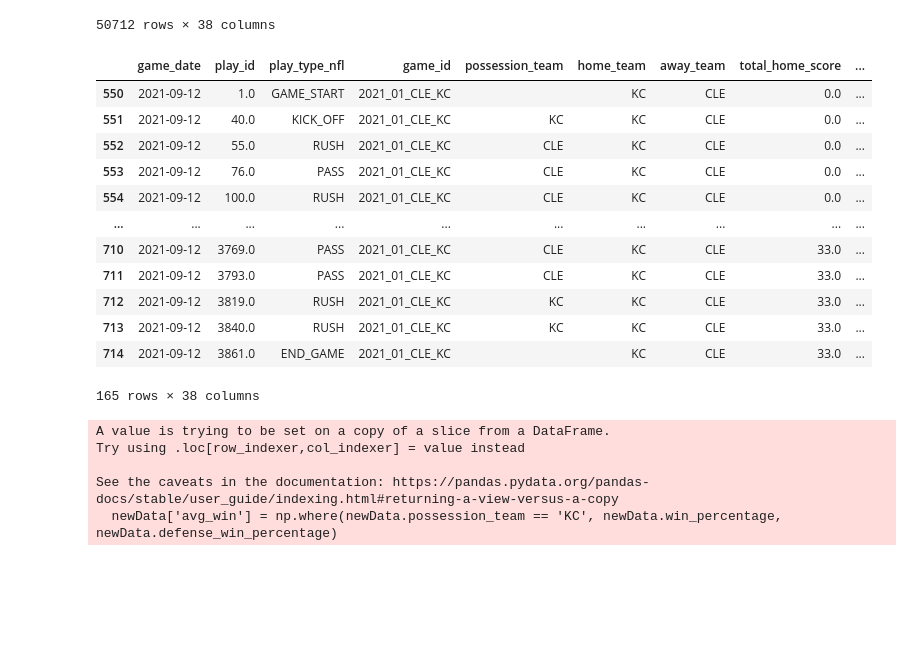
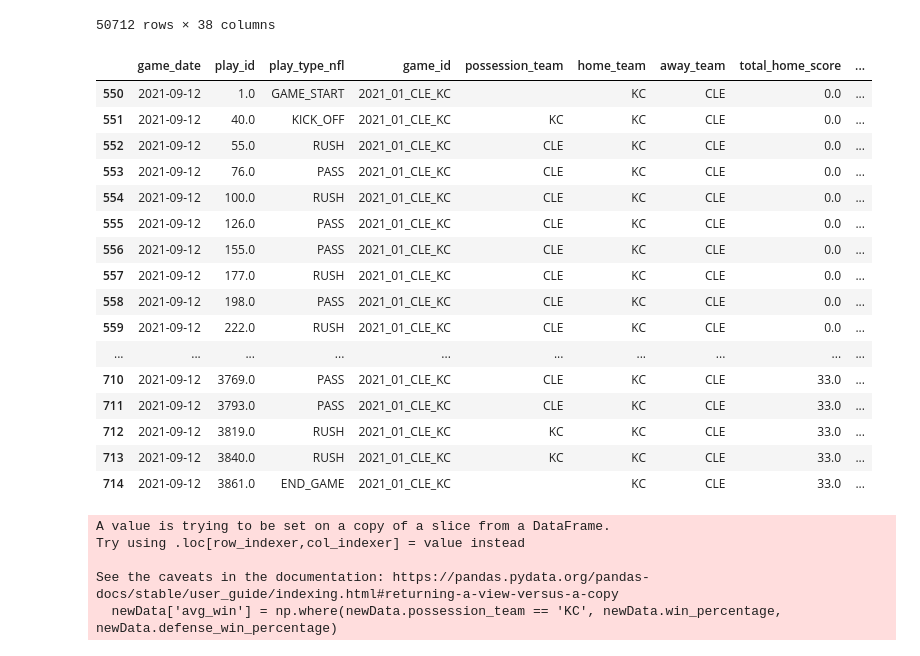
Before and after one commit to nick-smith-87/NFL_Momentum_Research, a Jupyter notebook: CLE_v_KC_wp.ipynb, the cells around one changed output. Drawn from its saved outputs; the diff is of its cells as text; code cells hidden in the pictures; blank space fills up the shorter version.

```diff
--- a/CLE_v_KC_wp.ipynb
+++ b/CLE_v_KC_wp.ipynb
@@ -66,21 +66,26 @@ newData
 50712 rows × 38 columns
 # %%
 newData = newData[newData['game_id'] == '2021_01_CLE_KC']
+pd.set_option('display.max_rows', None)
 newData
 # %% [output]
 |  | game_date | play_id | play_type_nfl | game_id | possession_team | home_team | away_team | total_home_score | ... |
 | 550 | 2021-09-12 | 1.0 | GAME_START | 2021_01_CLE_KC |  | KC | CLE | 0.0 | ... |
 | 551 | 2021-09-12 | 40.0 | KICK_OFF | 2021_01_CLE_KC | KC | KC | CLE | 0.0 | ... |
 | 552 | 2021-09-12 | 55.0 | RUSH | 2021_01_CLE_KC | CLE | KC | CLE | 0.0 | ... |
 | 553 | 2021-09-12 | 76.0 | PASS | 2021_01_CLE_KC | CLE | KC | CLE | 0.0 | ... |
 | 554 | 2021-09-12 | 100.0 | RUSH | 2021_01_CLE_KC | CLE | KC | CLE | 0.0 | ... |
+| 555 | 2021-09-12 | 126.0 | PASS | 2021_01_CLE_KC | CLE | KC | CLE | 0.0 | ... |
+| 556 | 2021-09-12 | 155.0 | PASS | 2021_01_CLE_KC | CLE | KC | CLE | 0.0 | ... |
+| 557 | 2021-09-12 | 177.0 | RUSH | 2021_01_CLE_KC | CLE | KC | CLE | 0.0 | ... |
+| 558 | 2021-09-12 | 198.0 | PASS | 2021_01_CLE_KC | CLE | KC | CLE | 0.0 | ... |
+| 559 | 2021-09-12 | 222.0 | RUSH | 2021_01_CLE_KC | CLE | KC | CLE | 0.0 | ... |
 | ... | ... | ... | ... | ... | ... | ... | ... | ... | ... |
 | 710 | 2021-09-12 | 3769.0 | PASS | 2021_01_CLE_KC | CLE | KC | CLE | 33.0 | ... |
 | 711 | 2021-09-12 | 3793.0 | PASS | 2021_01_CLE_KC | CLE | KC | CLE | 33.0 | ... |
 | 712 | 2021-09-12 | 3819.0 | RUSH | 2021_01_CLE_KC | KC | KC | CLE | 33.0 | ... |
 | 713 | 2021-09-12 | 3840.0 | RUSH | 2021_01_CLE_KC | KC | KC | CLE | 33.0 | ... |
 | 714 | 2021-09-12 | 3861.0 | END_GAME | 2021_01_CLE_KC |  | KC | CLE | 33.0 | ... |
-165 rows × 38 columns
 # %%
 newData['avg_win'] = np.where(newData.possession_team == 'KC', newData.win_percentage, newData.defense_win_percentage)
 
```
Also changed, not shown: parts of 1 cell of this notebook, 1 other file.
